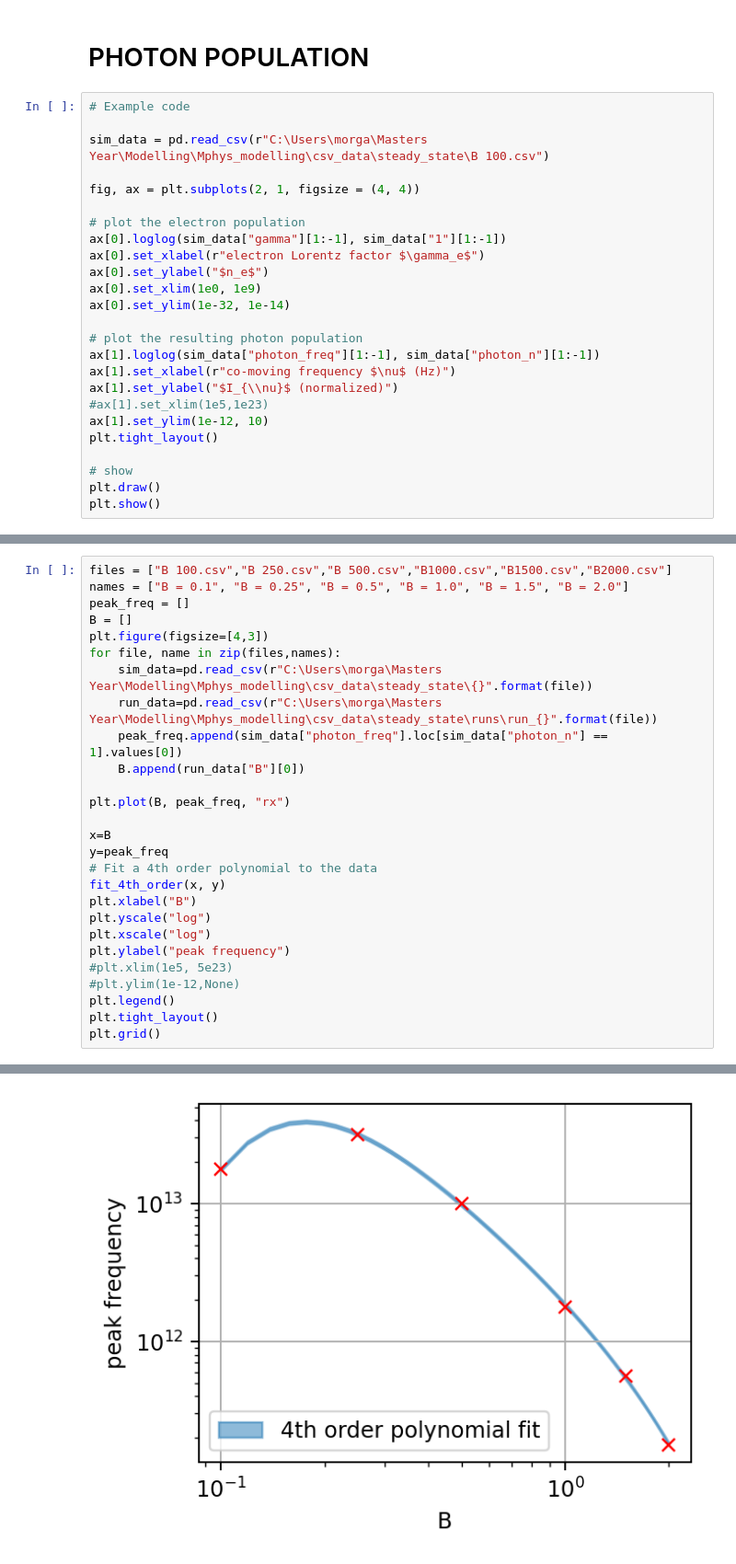
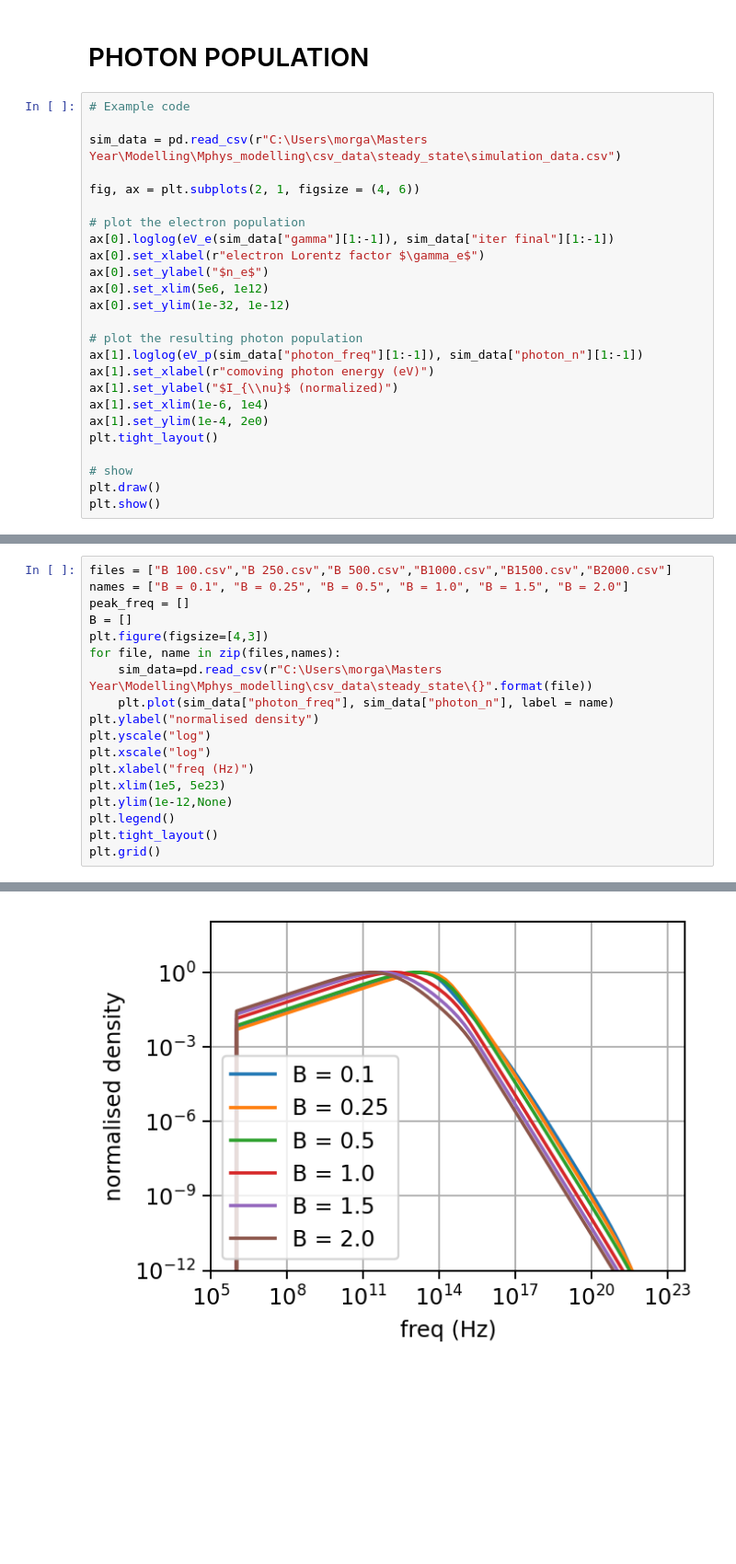
Before and after one commit to me623/Mphys_modelling, a Jupyter notebook: plotting_new_file_structure.ipynb, the cells around one changed output, grey strips where cells are left out. Shown at 92% size. Saved outputs shown, nothing was run; the diff lists cells and outputs as text; blank space fills up the shorter version.

Commit message:
added gif making and fixed up photon population

```diff
--- a/plotting.ipynb
+++ b/plotting_new_file_structure.ipynb
@@ -763,23 +631,23 @@ B = 2.0
 # %%
 # Example code
 
-sim_data = pd.read_csv(r"C:\Users\morga\Masters Year\Modelling\Mphys_modelling\csv_data\steady_state\B 100.csv")
+sim_data = pd.read_csv(r"C:\Users\morga\Masters Year\Modelling\Mphys_modelling\csv_data\steady_state\simulation_data.csv")
 
-fig, ax = plt.subplots(2, 1, figsize = (4, 4))
+fig, ax = plt.subplots(2, 1, figsize = (4, 6))
 
 # plot the electron population
-ax[0].loglog(sim_data["gamma"][1:-1], sim_data["1"][1:-1])
+ax[0].loglog(eV_e(sim_data["gamma"][1:-1]), sim_data["iter final"][1:-1])
 ax[0].set_xlabel(r"electron Lorentz factor $\gamma_e$")
 ax[0].set_ylabel("$n_e$")
-ax[0].set_xlim(1e0, 1e9)
-ax[0].set_ylim(1e-32, 1e-14)
+ax[0].set_xlim(5e6, 1e12)
+ax[0].set_ylim(1e-32, 1e-12)
 
 # plot the resulting photon population
-ax[1].loglog(sim_data["photon_freq"][1:-1], sim_data["photon_n"][1:-1])
-ax[1].set_xlabel(r"co-moving frequency $\nu$ (Hz)")
+ax[1].loglog(eV_p(sim_data["photon_freq"][1:-1]), sim_data["photon_n"][1:-1])
+ax[1].set_xlabel(r"comoving photon energy (eV)")
 ax[1].set_ylabel("$I_{\\nu}$ (normalized)")
-#ax[1].set_xlim(1e5,1e23)
-ax[1].set_ylim(1e-12, 10)
+ax[1].set_xlim(1e-6, 1e4)
+ax[1].set_ylim(1e-4, 2e0)
 plt.tight_layout()
 
 # show
@@ -826,22 +754,13 @@ B = []
 plt.figure(figsize=[4,3])
 for file, name in zip(files,names):
     sim_data=pd.read_csv(r"C:\Users\morga\Masters Year\Modelling\Mphys_modelling\csv_data\steady_state\{}".format(file))
-    run_data=pd.read_csv(r"C:\Users\morga\Masters Year\Modelling\Mphys_modelling\csv_data\steady_state\runs\run_{}".format(file))
-    peak_freq.append(sim_data["photon_freq"].loc[sim_data["photon_n"] == 1].values[0])
-    B.append(run_data["B"][0])
-
-plt.plot(B, peak_freq, "rx")
-
-x=B
-y=peak_freq
-# Fit a 4th order polynomial to the data
-fit_4th_order(x, y)
-plt.xlabel("B")
+    plt.plot(sim_data["photon_freq"], sim_data["photon_n"], label = name)
+plt.ylabel("normalised density")
 plt.yscale("log")
 plt.xscale("log")
-plt.ylabel("peak frequency")
-#plt.xlim(1e5, 5e23)
-#plt.ylim(1e-12,None)
+plt.xlabel("freq (Hz)")
+plt.xlim(1e5, 5e23)
+plt.ylim(1e-12,None)
 plt.legend()
 plt.tight_layout()
 plt.grid()
@@ -851 +768 @@ plt.grid()
-[figure, old version]
+[figure, new version]
```
Also changed, not shown: parts of 19 cells of this notebook, 11 other files.
